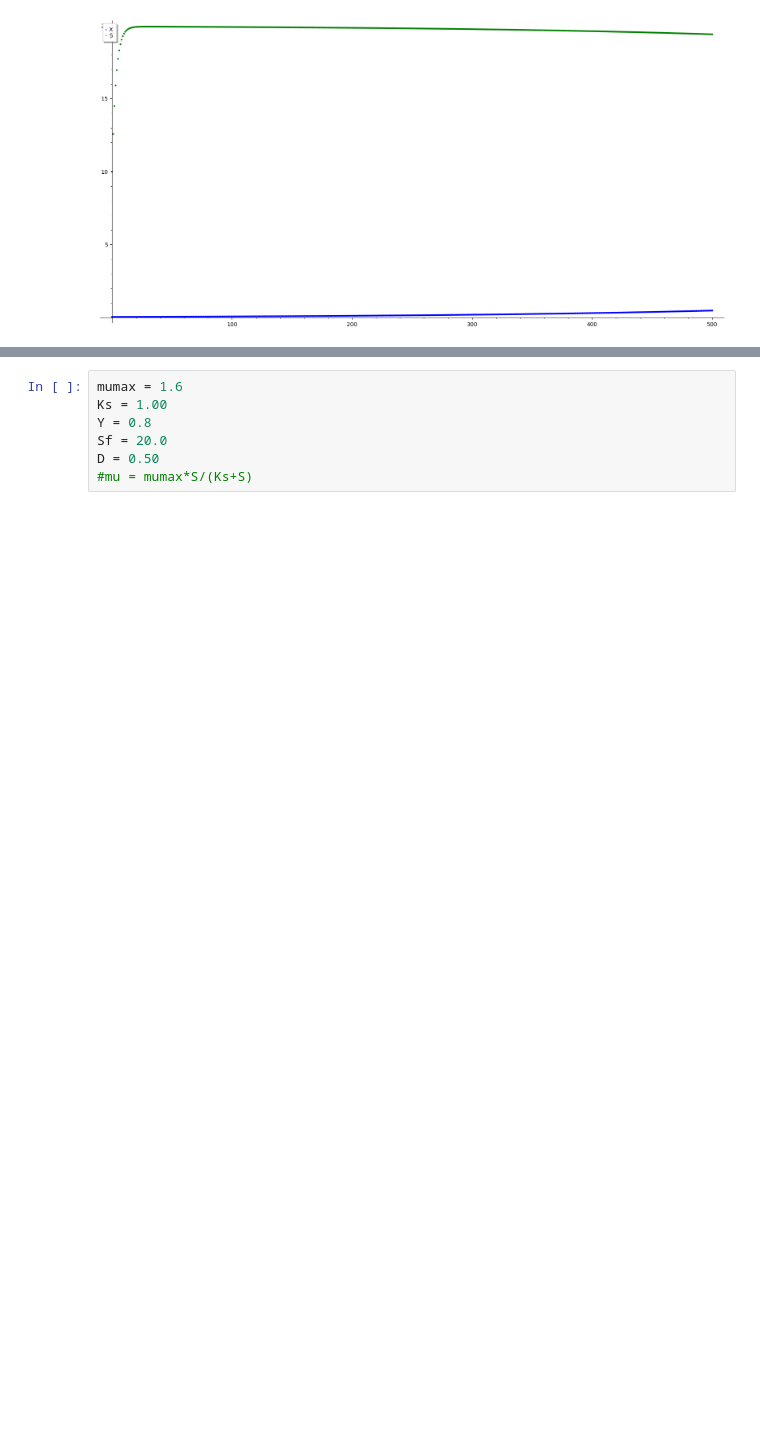
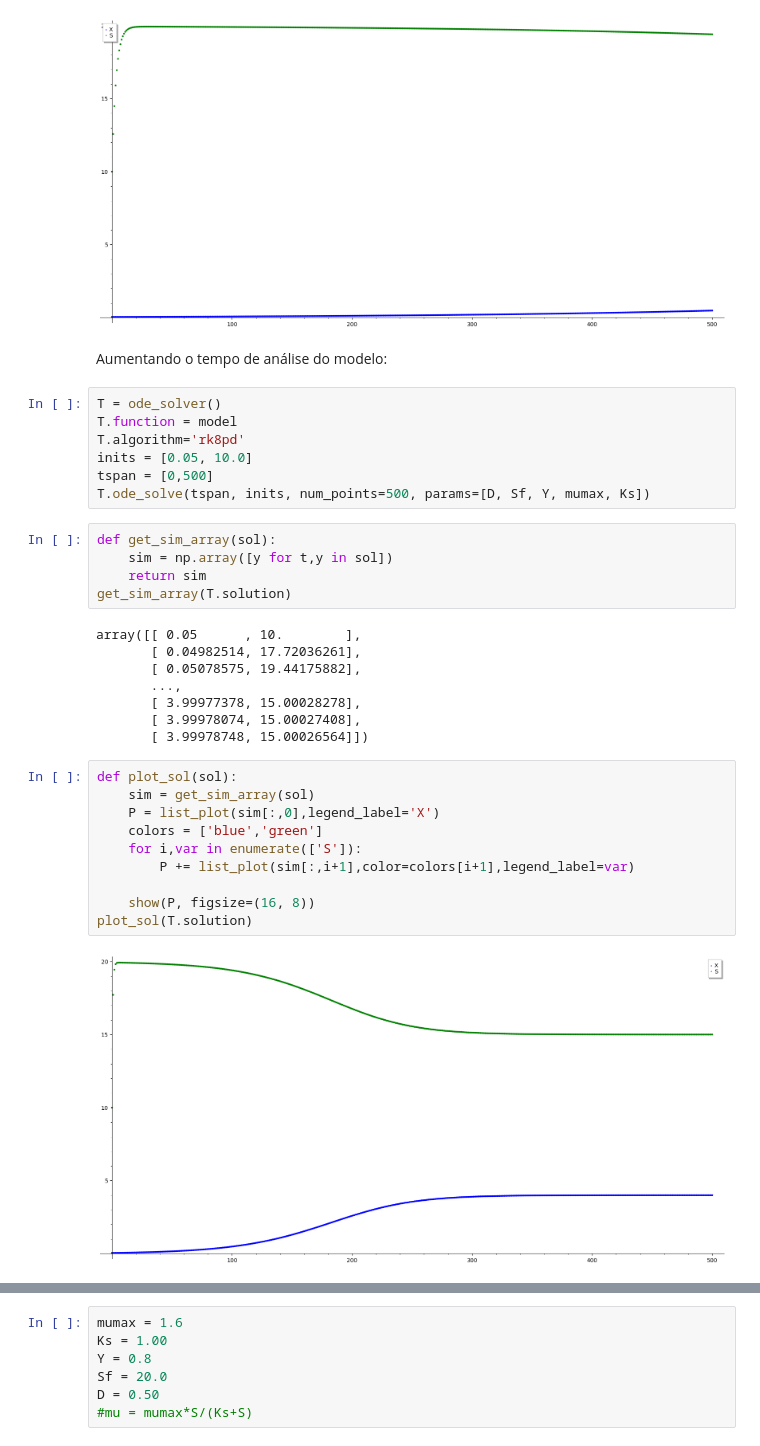
Before and after one commit to RaphaLevy/Artigo_Fenomenos_Biologicos, a Jupyter notebook: code/Integracao_Numerica.ipynb, the cells around one changed output, grey strips where cells are left out. Saved outputs shown, nothing was run; the diff lists cells and outputs as text; blank space fills up the shorter version.

```diff
--- a/code/Integracao_Numerica.ipynb
+++ b/code/Integracao_Numerica.ipynb
@@ -1204,3 +1258,37 @@ def plot_sol(sol):
 plot_sol(T.solution)
 # %% [output]
 [figure]
+# %% [markdown]
+Aumentando o tempo de análise do modelo:
+# %%
+T = ode_solver()
+T.function = model
+T.algorithm='rk8pd'
+inits = [0.05, 10.0]
+tspan = [0,500]
+T.ode_solve(tspan, inits, num_points=500, params=[D, Sf, Y, mumax, Ks])
+# %%
+def get_sim_array(sol):
+    sim = np.array([y for t,y in sol])
+    return sim
+get_sim_array(T.solution)
+# %% [output]
+array([[ 0.05      , 10.        ],
+       [ 0.04982514, 17.72036261],
+       [ 0.05078575, 19.44175882],
+       ...,
+       [ 3.99977378, 15.00028278],
+       [ 3.99978074, 15.00027408],
+       [ 3.99978748, 15.00026564]])
+# %%
+def plot_sol(sol):
+    sim = get_sim_array(sol)
+    P = list_plot(sim[:,0],legend_label='X')
+    colors = ['blue','green']
+    for i,var in enumerate(['S']):
+        P += list_plot(sim[:,i+1],color=colors[i+1],legend_label=var)
+
+    show(P, figsize=(16, 8))
+plot_sol(T.solution)
+# %% [output]
+[figure, added]
```
Also changed, not shown: parts of 18 cells of this notebook.
